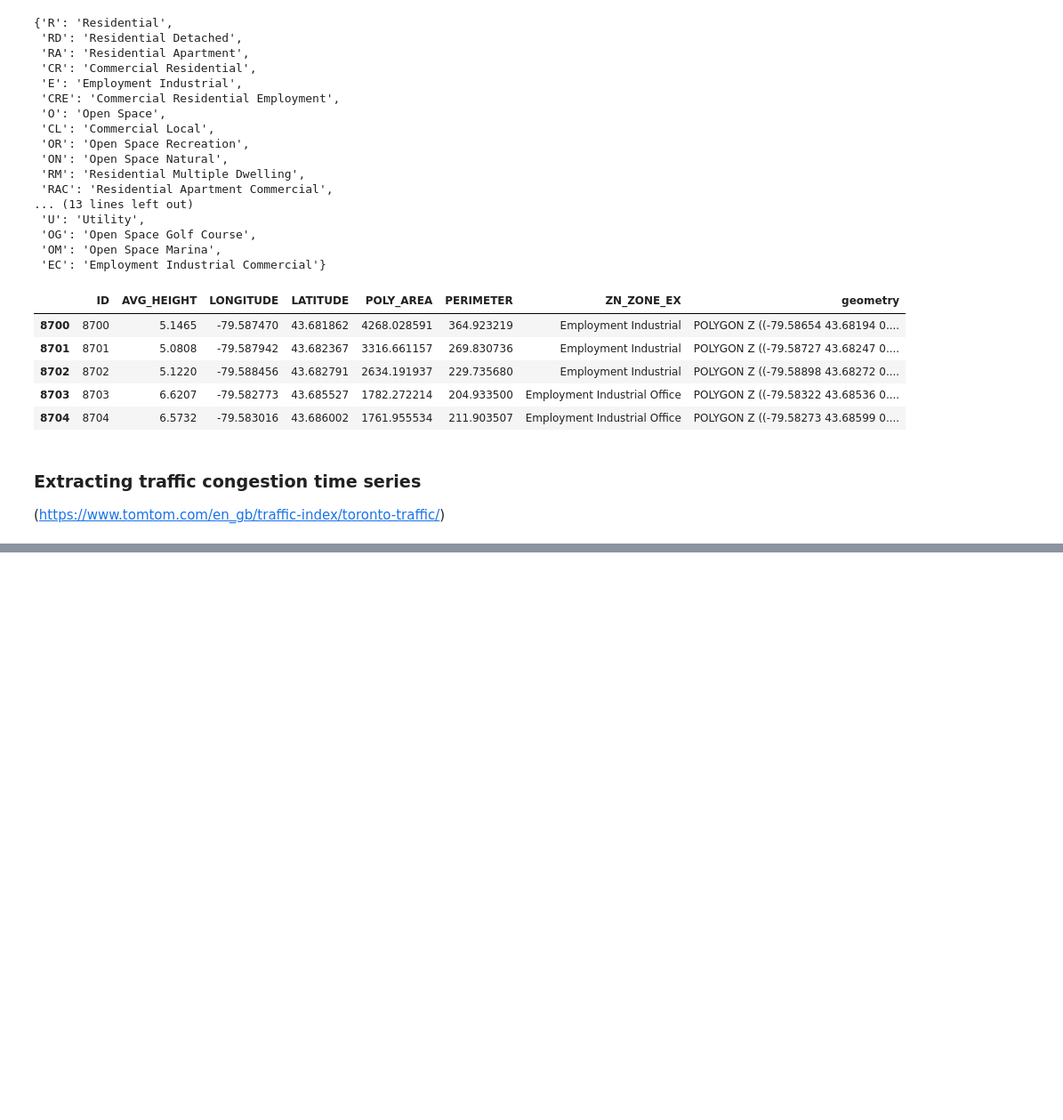
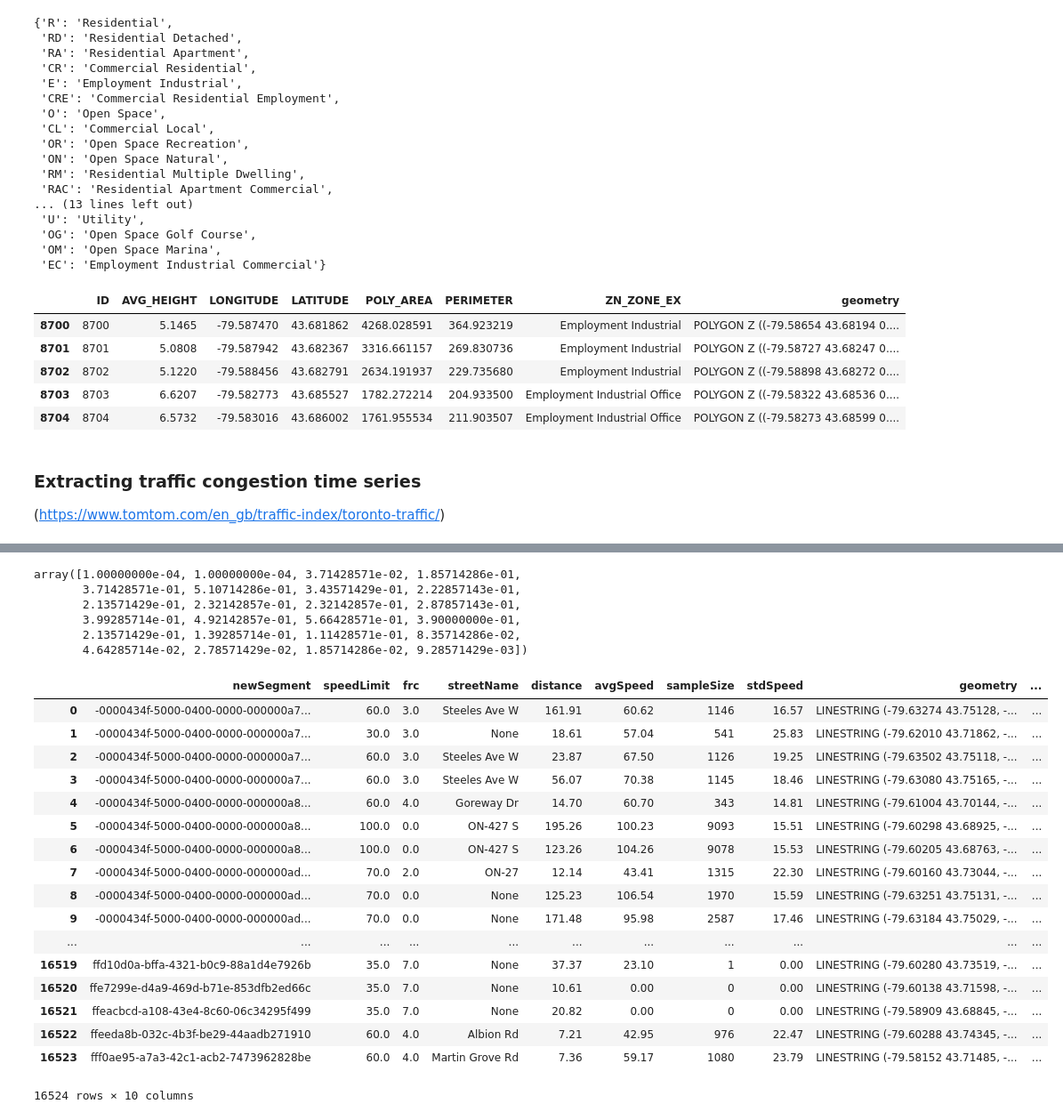
Before and after one commit to MachineLearningJournalClub/GAMELEON, a Jupyter notebook: GIS_Data_Toronto.ipynb, the cells around one changed output, grey strips where cells are left out. Shown: that part at 89% size. Drawn from its saved outputs; the diff is of its cells as text; code cells hidden in the pictures; blank space fills up the shorter version.

Commit message:
weighted road net, distribuzione x età, nuclei familiari

```diff
--- a/GIS_Data_Toronto.ipynb
+++ b/GIS_Data_Toronto.ipynb
@@ -536,0 +612,3 @@ ax.legend();
+# %%
+# April 1 == Monday
+traffic_toronto =  gpd.read_file("C:/Users/simon/Desktop/MAS/Data/Traffic/Filtered_1st_neigh/2019-04-01-Toronto.shp")
@@ -536,0 +624,13 @@ ax.legend();
+# %%
+min_val = 0.01
+day1[0] = day1[1] = min_val
+day1_norm = day1/100#day1.sum()
+np.savetxt("prob_going_around.csv", day1_norm, delimiter =",")
+day1_norm
+# %% [output]
+array([1.00000000e-04, 1.00000000e-04, 3.71428571e-02, 1.85714286e-01,
+       3.71428571e-01, 5.10714286e-01, 3.43571429e-01, 2.22857143e-01,
+       2.13571429e-01, 2.32142857e-01, 2.32142857e-01, 2.87857143e-01,
+       3.99285714e-01, 4.92142857e-01, 5.66428571e-01, 3.90000000e-01,
+       2.13571429e-01, 1.39285714e-01, 1.11428571e-01, 8.35714286e-02,
+       4.64285714e-02, 2.78571429e-02, 1.85714286e-02, 9.28571429e-03])
@@ -536,0 +665,27 @@ ax.legend();
+# %%
+"""
+traffic_toronto.sampleByHour_0 = (traffic_toronto.sampleByHour_0 - traffic_toronto.sampleByHour_0.min())/(traffic_toronto.sampleByHour_0.max() - traffic_toronto.sampleByHour_0.min())
+traffic_toronto.sampleByHour_1 = (traffic_toronto.sampleByHour_1 - traffic_toronto.sampleByHour_1.min())/(traffic_toronto.sampleByHour_1.max() - traffic_toronto.sampleByHour_1.min())
+traffic_toronto.sampleByHour_2 = (traffic_toronto.sampleByHour_2 - traffic_toronto.sampleByHour_2.min())/(traffic_toronto.sampleByHour_2.max() - traffic_toronto.sampleByHour_2.min())
+traffic_toronto.sampleByHour_3 = (traffic_toronto.sampleByHour_3 - traffic_toronto.sampleByHour_3.min())/(traffic_toronto.sampleByHour_3.max() - traffic_toronto.sampleByHour_3.min())
+traffic_toronto.sampleByHour_4 = (traffic_toronto.sampleByHour_4 - traffic_toronto.sampleByHour_4.min())/(traffic_toronto.sampleByHour_4.max() - traffic_toronto.sampleByHour_4.min())
+traffic_toronto.sampleByHour_5 = (traffic_toronto.sampleByHour_5 - traffic_toronto.sampleByHour_5.min())/(traffic_toronto.sampleByHour_5.max() - traffic_toronto.sampleByHour_5.min())
+traffic_toronto.sampleByHour_6 = (traffic_toronto.sampleByHour_6 - traffic_toronto.sampleByHour_6.min())/(traffic_toronto.sampleByHour_6.max() - traffic_toronto.sampleByHour_6.min())
+traffic_toronto.sampleByHour_7 = (traffic_toronto.sampleByHour_7 - traffic_toronto.sampleByHour_7.min())/(traffic_toronto.sampleByHour_7.max() - traffic_toronto.sampleByHour_7.min())
+traffic_toronto.sampleByHour_8 = (traffic_toronto.sampleByHour_8 - traffic_toronto.sampleByHour_8.min())/(traffic_toronto.sampleByHour_8.max() - traffic_toronto.sampleByHour_8.min())
+traffic_toronto.sampleByHour_9 = (traffic_toronto.sampleByHour_9 - traffic_toronto.sampleByHour_9.min())/(traffic_toronto.sampleByHour_9.max() - traffic_toronto.sampleByHour_9.min())
+traffic_toronto.sampleByHour_10 = (traffic_toronto.sampleByHour_10 - traffic_toronto.sampleByHour_10.min())/(traffic_toronto.sampleByHour_10.max() - traffic_toronto.sampleByHour_10.min())
+traffic_toronto.sampleByHour_11 = (traffic_toronto.sampleByHour_11 - traffic_toronto.sampleByHour_11.min())/(traffic_toronto.sampleByHour_11.max() - traffic_toronto.sampleByHour_11.min())
+traffic_toronto.sampleByHour_12 = (traffic_toronto.sampleByHour_12 - traffic_toronto.sampleByHour_12.min())/(traffic_toronto.sampleByHour_12.max() - traffic_toronto.sampleByHour_12.min())
+traffic_toronto.sampleByHour_13 = (traffic_toronto.sampleByHour_13 - traffic_toronto.sampleByHour_13.min())/(traffic_toronto.sampleByHour_13.max() - traffic_toronto.sampleByHour_13.min())
+traffic_toronto.sampleByHour_14 = (traffic_toronto.sampleByHour_14 - traffic_toronto.sampleByHour_14.min())/(traffic_toronto.sampleByHour_14.max() - traffic_toronto.sampleByHour_14.min())
+traffic_toronto.sampleByHour_15 = (traffic_toronto.sampleByHour_15 - traffic_toronto.sampleByHour_15.min())/(traffic_toronto.sampleByHour_15.max() - traffic_toronto.sampleByHour_15.min())
+traffic_toronto.sampleByHour_16 = (traffic_toronto.sampleByHour_16 - traffic_toronto.sampleByHour_16.min())/(traffic_toronto.sampleByHour_16.max() - traffic_toronto.sampleByHour_16.min())
+traffic_toronto.sampleByHour_17 = (traffic_toronto.sampleByHour_17 - traffic_toronto.sampleByHour_17.min())/(traffic_toronto.sampleByHour_17.max() - traffic_toronto.sampleByHour_17.min())
+traffic_toronto.sampleByHour_18 = (traffic_toronto.sampleByHour_18 - traffic_toronto.sampleByHour_18.min())/(traffic_toronto.sampleByHour_18.max() - traffic_toronto.sampleByHour_18.min())
+traffic_toronto.sampleByHour_19 = (traffic_toronto.sampleByHour_19 - traffic_toronto.sampleByHour_19.min())/(traffic_toronto.sampleByHour_19.max() - traffic_toronto.sampleByHour_19.min())
+traffic_toronto.sampleByHour_20 = (traffic_toronto.sampleByHour_20 - traffic_toronto.sampleByHour_20.min())/(traffic_toronto.sampleByHour_20.max() - traffic_toronto.sampleByHour_20.min())
+traffic_toronto.sampleByHour_21 = (traffic_toronto.sampleByHour_21 - traffic_toronto.sampleByHour_21.min())/(traffic_toronto.sampleByHour_21.max() - traffic_toronto.sampleByHour_21.min())
+traffic_toronto.sampleByHour_22 = (traffic_toronto.sampleByHour_22 - traffic_toronto.sampleByHour_22.min())/(traffic_toronto.sampleByHour_22.max() - traffic_toronto.sampleByHour_22.min())
+traffic_toronto.sampleByHour_23 = (traffic_toronto.sampleByHour_23 - traffic_toronto.sampleByHour_23.min())/(traffic_toronto.sampleByHour_23.max() - traffic_toronto.sampleByHour_23.min())
+""";
@@ -536,0 +696,23 @@ ax.legend();
+# %%
+traffic_toronto["weight"] = (traffic_toronto.sampleSize - traffic_toronto.sampleSize.min())/(traffic_toronto.sampleSize.max() - traffic_toronto.sampleSize.min())
+# %%
+traffic_toronto
+# %% [output]
+|  | newSegment | speedLimit | frc | streetName | distance | avgSpeed | sampleSize | stdSpeed | geometry | ... |
+| 0 | -0000434f-5000-0400-0000-000000a7... | 60.0 | 3.0 | Steeles Ave W | 161.91 | 60.62 | 1146 | 16.57 | LINESTRING (-79.63274 43.75128, -... | ... |
+| 1 | -0000434f-5000-0400-0000-000000a7... | 30.0 | 3.0 | None | 18.61 | 57.04 | 541 | 25.83 | LINESTRING (-79.62010 43.71862, -... | ... |
+| 2 | -0000434f-5000-0400-0000-000000a7... | 60.0 | 3.0 | Steeles Ave W | 23.87 | 67.50 | 1126 | 19.25 | LINESTRING (-79.63502 43.75118, -... | ... |
+| 3 | -0000434f-5000-0400-0000-000000a7... | 60.0 | 3.0 | Steeles Ave W | 56.07 | 70.38 | 1145 | 18.46 | LINESTRING (-79.63080 43.75165, -... | ... |
+| 4 | -0000434f-5000-0400-0000-000000a8... | 60.0 | 4.0 | Goreway Dr | 14.70 | 60.70 | 343 | 14.81 | LINESTRING (-79.61004 43.70144, -... | ... |
+| 5 | -0000434f-5000-0400-0000-000000a8... | 100.0 | 0.0 | ON-427 S | 195.26 | 100.23 | 9093 | 15.51 | LINESTRING (-79.60298 43.68925, -... | ... |
+| 6 | -0000434f-5000-0400-0000-000000a8... | 100.0 | 0.0 | ON-427 S | 123.26 | 104.26 | 9078 | 15.53 | LINESTRING (-79.60205 43.68763, -... | ... |
+| 7 | -0000434f-5000-0400-0000-000000ad... | 70.0 | 2.0 | ON-27 | 12.14 | 43.41 | 1315 | 22.30 | LINESTRING (-79.60160 43.73044, -... | ... |
+| 8 | -0000434f-5000-0400-0000-000000ad... | 70.0 | 0.0 | None | 125.23 | 106.54 | 1970 | 15.59 | LINESTRING (-79.63251 43.75131, -... | ... |
+| 9 | -0000434f-5000-0400-0000-000000ad... | 70.0 | 0.0 | None | 171.48 | 95.98 | 2587 | 17.46 | LINESTRING (-79.63184 43.75029, -... | ... |
+| ... | ... | ... | ... | ... | ... | ... | ... | ... | ... | ... |
+| 16519 | ffd10d0a-bffa-4321-b0c9-88a1d4e7926b | 35.0 | 7.0 | None | 37.37 | 23.10 | 1 | 0.00 | LINESTRING (-79.60280 43.73519, -... | ... |
+| 16520 | ffe7299e-d4a9-469d-b71e-853dfb2ed66c | 35.0 | 7.0 | None | 10.61 | 0.00 | 0 | 0.00 | LINESTRING (-79.60138 43.71598, -... | ... |
+| 16521 | ffeacbcd-a108-43e4-8c60-06c34295f499 | 35.0 | 7.0 | None | 20.82 | 0.00 | 0 | 0.00 | LINESTRING (-79.58909 43.68845, -... | ... |
+| 16522 | ffeeda8b-032c-4b3f-be29-44aadb271910 | 60.0 | 4.0 | Albion Rd | 7.21 | 42.95 | 976 | 22.47 | LINESTRING (-79.60288 43.74345, -... | ... |
+| 16523 | fff0ae95-a7a3-42c1-acb2-7473962828be | 60.0 | 4.0 | Martin Grove Rd | 7.36 | 59.17 | 1080 | 23.79 | LINESTRING (-79.58152 43.71485, -... | ... |
+16524 rows × 10 columns
```
Also changed, not shown: parts of 20 cells of this notebook, 3 other files.
